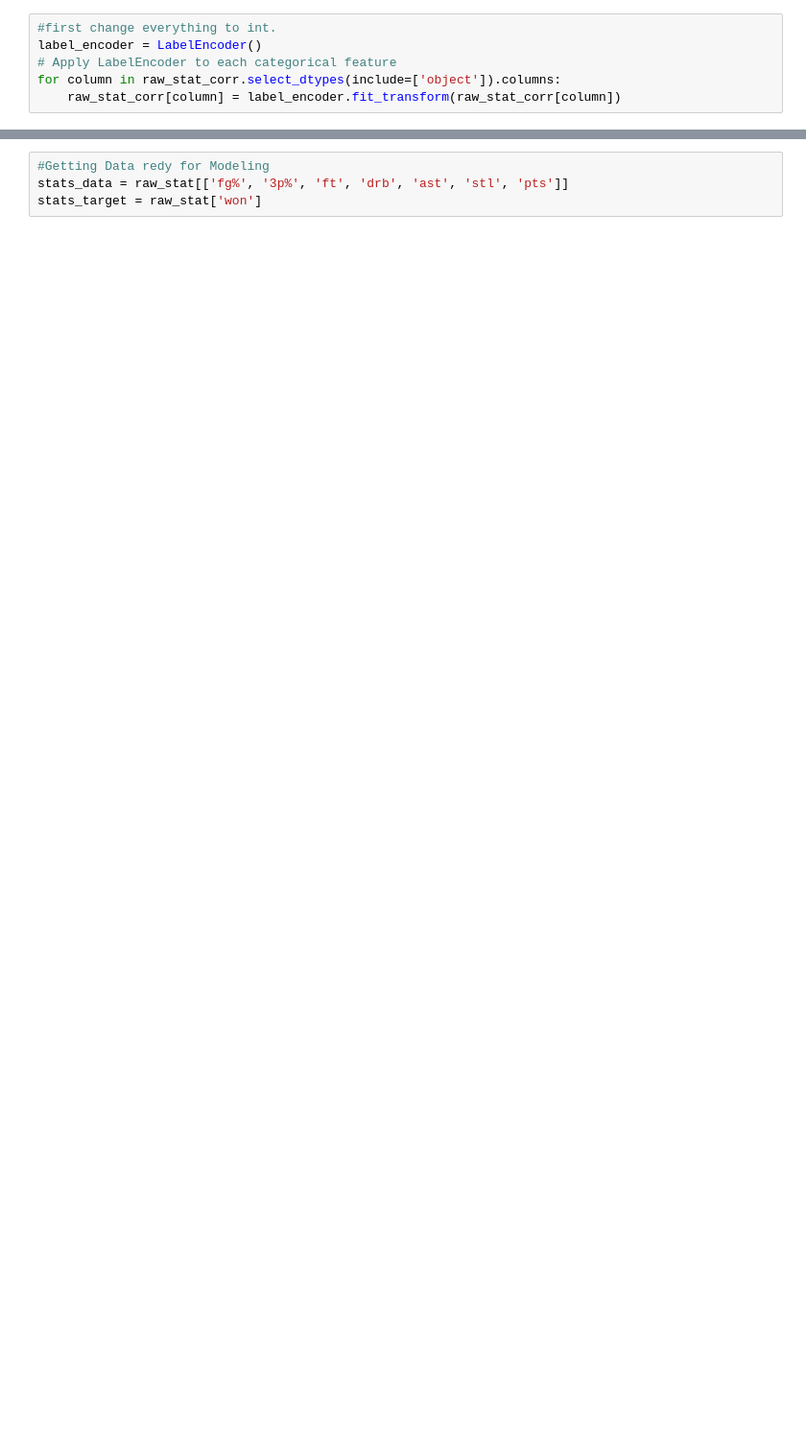
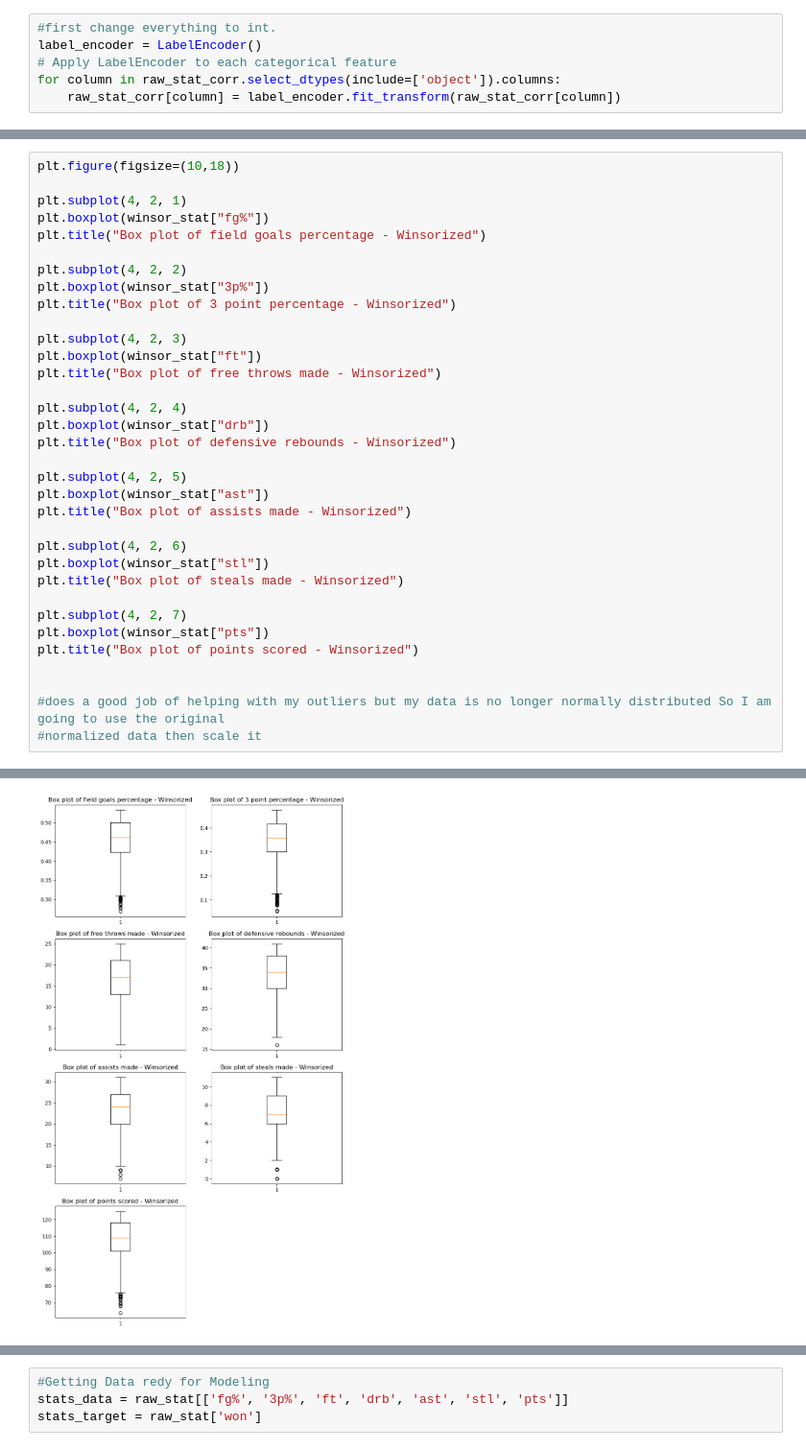
Before and after one commit to trillmonger/datasci_thinkful, a Jupyter notebook: Projects/Capstone 2 Code.ipynb, the cells around one changed output, grey strips where cells are left out. Shown: that part at 96% size. Cells and saved outputs as stored; diff of their text form; blank space fills up the shorter version.

```diff
--- a/Projects/Capstone 2 Code.ipynb
+++ b/Projects/Capstone 2 Code.ipynb
@@ -331,0 +386,35 @@ Threshold: 3.5, Number of outliers: 0
+# %%
+plt.figure(figsize=(10,18))
+
+plt.subplot(4, 2, 1)
+plt.boxplot(winsor_stat["fg%"])
+plt.title("Box plot of field goals percentage - Winsorized")
+
+plt.subplot(4, 2, 2)
+plt.boxplot(winsor_stat["3p%"])
+plt.title("Box plot of 3 point percentage - Winsorized")
+
+plt.subplot(4, 2, 3)
+plt.boxplot(winsor_stat["ft"])
+plt.title("Box plot of free throws made - Winsorized")
+
+plt.subplot(4, 2, 4)
+plt.boxplot(winsor_stat["drb"])
+plt.title("Box plot of defensive rebounds - Winsorized")
+
+plt.subplot(4, 2, 5)
+plt.boxplot(winsor_stat["ast"])
+plt.title("Box plot of assists made - Winsorized")
+
+plt.subplot(4, 2, 6)
+plt.boxplot(winsor_stat["stl"])
+plt.title("Box plot of steals made - Winsorized")
+
+plt.subplot(4, 2, 7)
+plt.boxplot(winsor_stat["pts"])
+plt.title("Box plot of points scored - Winsorized")
+
+
+#does a good job of helping with my outliers but my data is no longer normally distributed So I am going to use the original
+#normalized data then scale it
+# %% [output]
@@ -332 +422,2 @@ Threshold: 3.5, Number of outliers: 0
+[figure, added]
 # %%
```
Also changed, not shown: parts of 27 cells of this notebook, 5 other files.
